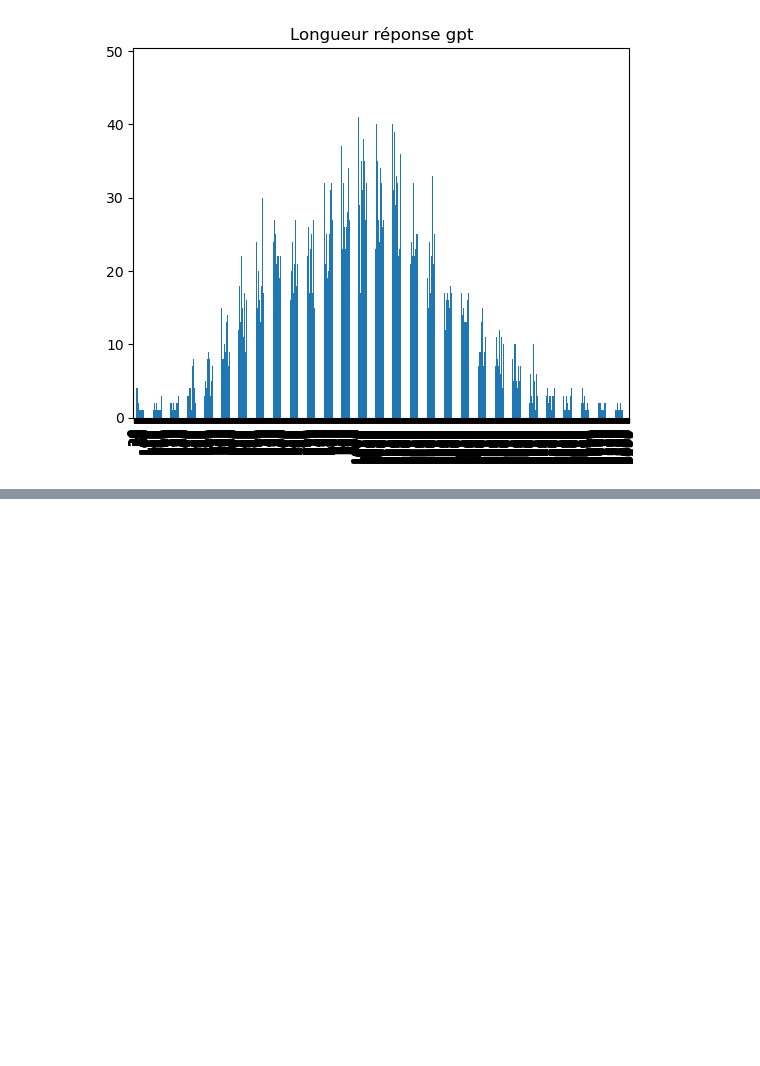
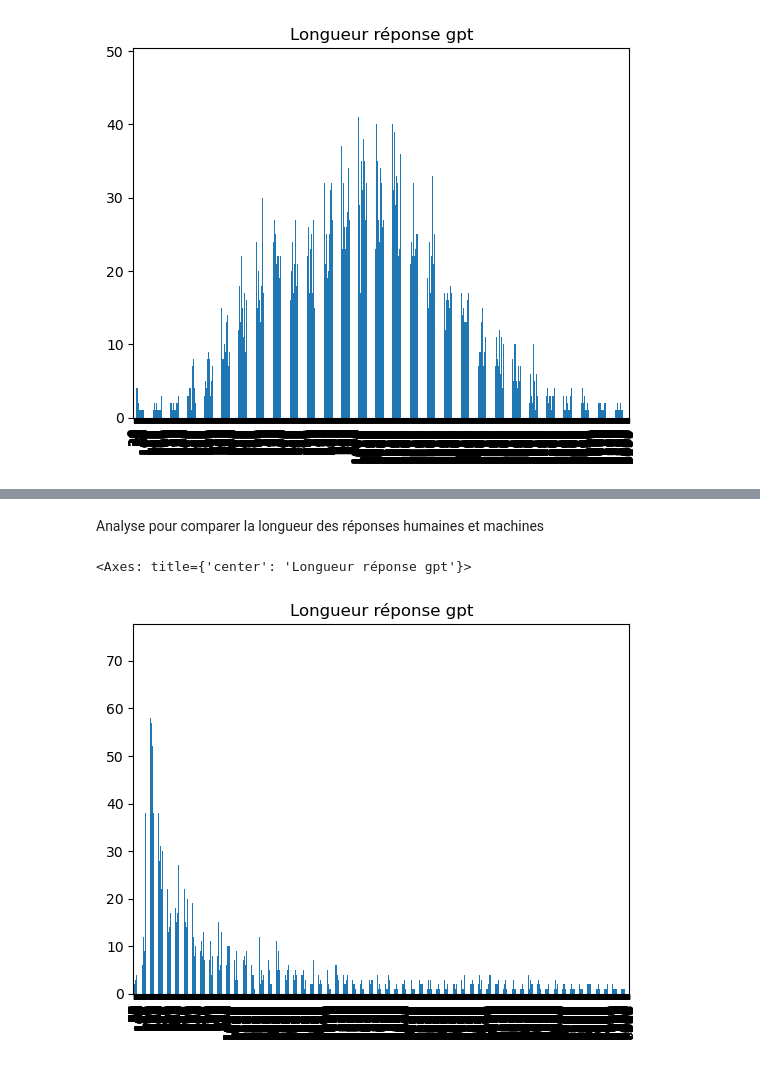
Before and after one commit to DjDonPablo/IA-DATA-HACK, a Jupyter notebook: explo enzo.ipynb, the cells around one changed output, grey strips where cells are left out. Drawn from its saved outputs; the diff is of its cells as text; code cells hidden in the pictures; blank space fills up the shorter version.

```diff
--- a/explo enzo.ipynb
+++ b/explo enzo.ipynb
@@ -166,0 +231,3 @@ pd.Series(lstlenrepgpt).value_counts().sort_index().plot(kind="bar", title= "Lon
+# %%
+df2hum=df2[df2.srcg=="Human"]
+df2gpt=df2[df2.srcg=="Machine"]
@@ -166,0 +250,15 @@ pd.Series(lstlenrepgpt).value_counts().sort_index().plot(kind="bar", title= "Lon
+# %% [markdown]
+Analyse pour comparer la longueur des réponses humaines et machines
+# %%
+lenrepdf2hum=[]
+for i in df2hum.text:
+    lenrepdf2hum.append(len(i))
+
+lenrepdf2gpt=[]
+for i in df2gpt.text:
+    lenrepdf2gpt.append(len(i))
+# %%
+pd.Series(lenrepdf2gpt).value_counts().sort_index().plot(kind="bar", title= "Longueur réponse gpt")
+# %% [output]
+<Axes: title={'center': 'Longueur réponse gpt'}>
+[figure, added]
```
Also changed, not shown: parts of 24 cells of this notebook.
